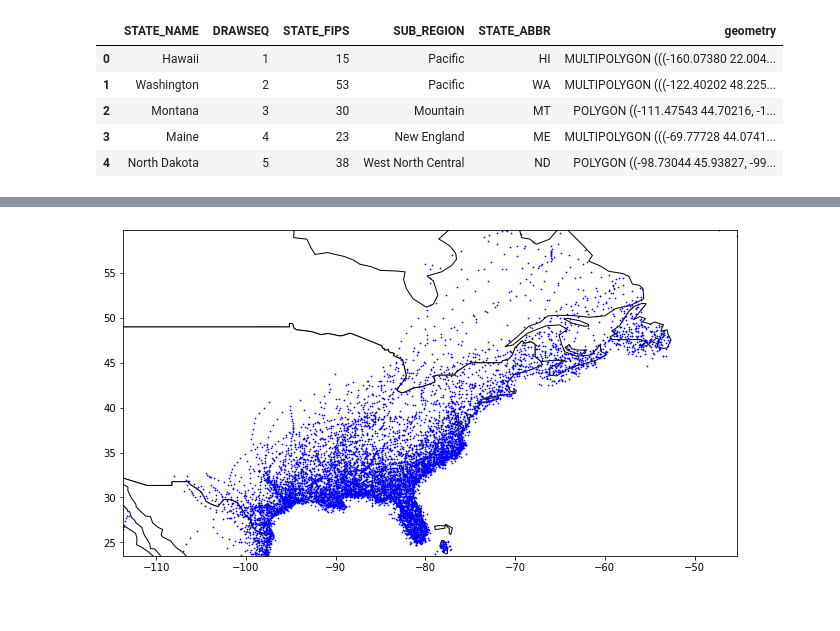
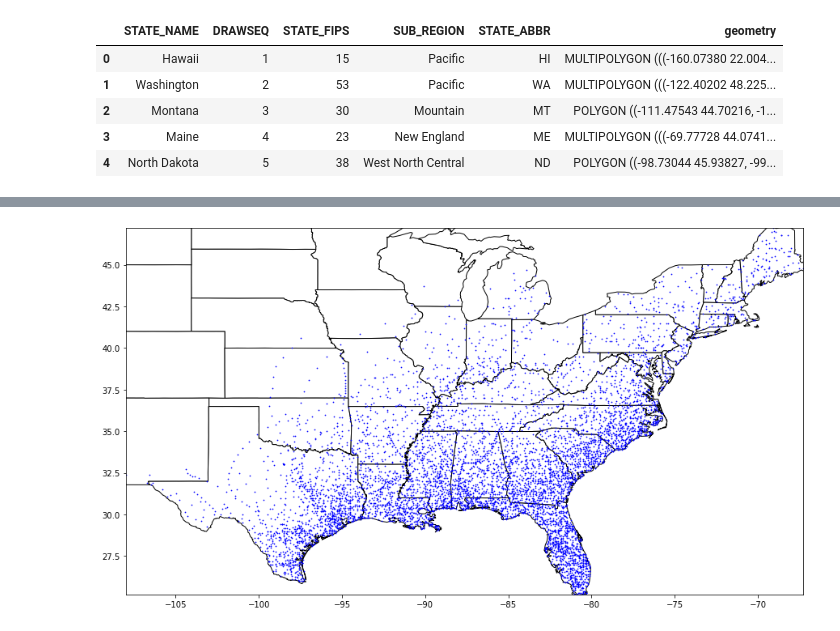
Before and after one commit to jlu90/Mapping-Dual-Risk-Hurricanes-and-COVID, a Jupyter notebook: uri/Uri Notebook.ipynb, the cells around one changed output, grey strips where cells are left out. Saved outputs shown, nothing was run; the diff lists cells and outputs as text; code cells hidden in the pictures.

```diff
--- a/uri/Uri Notebook.ipynb
+++ b/uri/Uri Notebook.ipynb
@@ -144,6 +145,6 @@ plt.scatter(x = ec["longitude"],
 # %%
-geodf = geopandas.GeoDataFrame(
-    ec, geometry=geopandas.points_from_xy(ec["longitude"], ec["latitude"]))
+geodf = gpd.GeoDataFrame(
+    ec, geometry=gpd.points_from_xy(ec["longitude"], ec["latitude"]))
 # df = geopandas.read_file(geopandas.datasets.get_path())
 geodf.head()
 # %% [output]
@@ -163,3 +164,26 @@ usa.head()
 | 2 | Montana | 3 | 30 | Mountain | MT | POLYGON ((-111.47543 44.70216, -1... |
 | 3 | Maine | 4 | 23 | New England | ME | MULTIPOLYGON (((-69.77728 44.0741... |
 | 4 | North Dakota | 5 | 38 | West North Central | ND | POLYGON ((-98.73044 45.93827, -99... |
+# %%
+def point_location(df1, df2, col1, new_column = None):
+    # empty list
+    location_dict = {}
+    # iterate through hurricane points
+    for point_index, point in df1["geometry"].iteritems():
+        # iterate through our location dataframe
+
+        for index, location in df2["geometry"].iteritems():
+            if point.within(location) == True:
+                location_dict[point_index] = df2[col1][index]
+
+
+
+    return location_dict
+# %%
+storm_states = point_location(geodf, usa, "STATE_NAME")
+indecies_to_keep = list(storm_states.keys())
+states_list = list(storm_states.values())
+geodf = geodf.loc[indecies_to_keep, :]
+geodf["state"] = states_list
+geodf.reset_index(inplace = True, drop = True)
+geodf.shape
@@ -170,19 +222,23 @@ KeyError: False
 # %%
-world = geopandas.read_file(geopandas.datasets.get_path('naturalearth_lowres'))
+# world = geopandas.read_file(geopandas.datasets.get_path('naturalearth_lowres'))
 
-# We restrict to North America.
-north_america = world[world.continent == 'North America'].plot(
-    color='white', edgecolor='black', figsize = (11,10), )
+# # We restrict to North America.
+# north_america = world[world.continent == 'North America'].plot(
+#     color='white', edgecolor='black', figsize = (11,10))
 
 minx, miny, maxx, maxy = geodf.total_bounds
 
-geodf.plot(ax = north_america, color="blue", markersize = 0.5)
-north_america.set_xlim(minx, maxx)
-north_america.set_ylim(miny, maxy)
+usa_ax = usa.plot(color='white', edgecolor='black', figsize = (15,12))
+
+
+
+geodf.plot(ax = usa_ax, color="blue", markersize = 0.5)
+usa_ax.set_xlim(minx, maxx)
+usa_ax.set_ylim(miny, maxy)
 
 plt.show();
 # %% [output]
-[figure, old version]
+[figure, new version]
 # %%
 ec["storm_category"].value_counts()
 # %% [output]
```
Also changed, not shown: parts of 13 cells of this notebook, 2 other files.
